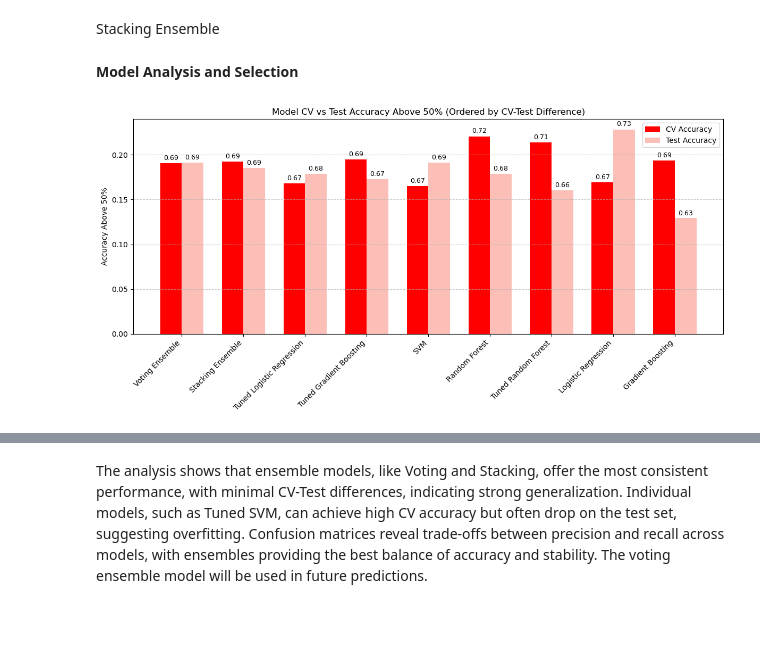
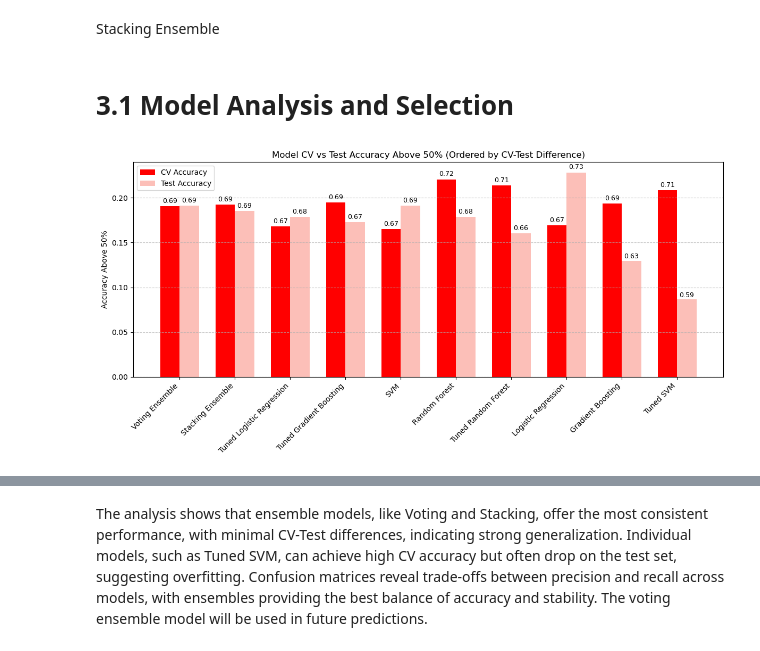
Before and after one commit to MMatthews71/AFL-Match-Prediction, a Jupyter notebook: notebooks/01-afl-match-prediction.ipynb, the cells around one changed output, grey strips where cells are left out. Cells and saved outputs as stored; diff of their text form; code cells hidden in the pictures; blank space fills up the shorter version.

```diff
--- a/notebooks/01-afl-match-prediction.ipynb
+++ b/notebooks/01-afl-match-prediction.ipynb
@@ -1227,11 +1342,18 @@ Sum of all players is not predictive, confirming that depth alone without weight
 # %%
 def find_team_scores(matchid, team, stats):
+    # Get overall ratings for all players in the team for this match
     player_overall_scores = find_player_score(matchid, team, stats)['OverallRating']
 
+    # Sum of top 18 player ratings
     sum_player_rating = float((player_overall_scores.sort_values(ascending=False)[:18]).sum())
-    mean_player_rating = float((player_overall_scores.mean()))
+
+    # Mean of all player ratings
+    mean_player_rating = float(player_overall_scores.mean())
+
+    # Standard deviation of player ratings
     std_player_rating = float(np.std(player_overall_scores))
 
+    # Return match ID, team, and calculated metrics
     return [matchid, team, sum_player_rating, mean_player_rating, std_player_rating]
 # %% [markdown]
 This function adds the home and away team ratings into a column in the games dataframe.
@@ -1268,11 +1392,19 @@ ratings = add_team_and_net_ratings(games, stats, list(range(2020, 2026)))
 # %% [markdown]
 I'll use logistic regression significance test to determine how predictive these features are together.
 # %%
+# Select predictor variables (net ratings)
 X = ratings[['NetSumRating', 'NetMeanRating', 'NetStdRating']]
-y = (ratings['HomeWin'])
 
+# Select target variable (binary: HomeWin)
+y = ratings['HomeWin']
+
+# Add constant term for intercept in the logistic regression
 X = sm.add_constant(X)
+
+# Fit logistic regression model
 model = sm.Logit(y, X).fit()
+
+# Print summary of model coefficients and statistics
 print(model.summary())
 # %% [output]
 Optimization terminated successfully.
@@ -1821,21 +1858,0 @@ svm_metrics = get_model_metrics(svm_model, X_train, y_train, X_test, y_test, mod
-# %%
-svm_param_grid = {
-    'C': [0.001, 0.01, 0.1, 1, 10, 100, 1000],
-    'kernel': ['linear', 'rbf', 'poly', 'sigmoid'],
-    'gamma': ['scale', 'auto', 0.001, 0.01, 0.1, 1],
-    'degree': [2, 3, 4, 5],
-    'class_weight': [None, 'balanced'],
-    'probability': [True]
-}
-
-# Tune the SVM model using the hyperparameter grid
-best_svm = tune_model(
-    SVC(random_state=42, probability=True),
-    svm_param_grid,
-    X_train, y_train,
-    X_test, y_test,
-    model_name="SVM"
-)
-
-# Evaluate the tuned SVM model and store results in a DataFrame
-best_svm_metrics = get_model_metrics(best_svm, X_train, y_train, X_test, y_test, model_name='Tuned SVM')
@@ -1883,7 +1915,7 @@ stack.fit(X_train, y_train)
 # Evaluate the trained stacking ensemble model and store results in a DataFrame
 stack_metrics = get_model_metrics(stack, X_train, y_train, X_test, y_test, 'Stacking Ensemble')
 # %% [markdown]
-**Model Analysis and Selection**
+# 3.1 Model Analysis and Selection
 # %%
 df = pd.concat([
     log_reg_metrics,
@@ -1893,7 +1925,7 @@ df = pd.concat([
     gb_metrics,
     best_gb_metrics,
     svm_metrics,
-    #best_svm_metrics,
+    best_svm_metrics,
     ensemble_metrics,
     stack_metrics
 ], ignore_index=True)
@@ -1911,32 +1943,32 @@ df['CV-Test Diff'] = abs(df['CV Above 50'] - df['Test Above 50'])
 df_filtered = df[(df['CV Above 50'] > 0) | (df['Test Above 50'] > 0)]
 
 # Order by CV-Test difference
 df_filtered = df_filtered.sort_values('CV-Test Diff')
 
 indices = np.arange(len(df_filtered))
 bar_width = 0.35
 
 plt.figure(figsize=(12,6))
 bars_cv = plt.bar(indices - bar_width/2, df_filtered['CV Above 50'], width=bar_width, label='CV Accuracy', color='red')
 bars_test = plt.bar(indices + bar_width/2, df_filtered['Test Above 50'], width=bar_width, label='Test Accuracy', color='salmon', alpha=0.5)
 
 # Add exact values on top of bars
 for bar in bars_cv:
     height = bar.get_height()
     plt.text(bar.get_x() + bar.get_width()/2, height + 0.01*height, f'{height+0.5:.2f}',
              ha='center', va='bottom', fontsize=9)
 for bar in bars_test:
     height = bar.get_height()
     plt.text(bar.get_x() + bar.get_width()/2, height + 0.01*height, f'{height+0.5:.2f}',
              ha='center', va='bottom', fontsize=9)
 
 plt.xticks(indices, df_filtered['Model'], rotation=45, ha='right')
 plt.ylabel('Accuracy Above 50%')
 plt.title('Model CV vs Test Accuracy Above 50% (Ordered by CV-Test Difference)')
 plt.grid(axis='y', linestyle='--', alpha=0.7)
 plt.legend()
 plt.tight_layout()
 plt.show()
 # %% [output]
-[figure, old version]
+[figure, new version]
 # %%
```
Also changed, not shown: parts of 72 cells of this notebook, 3 other files.
